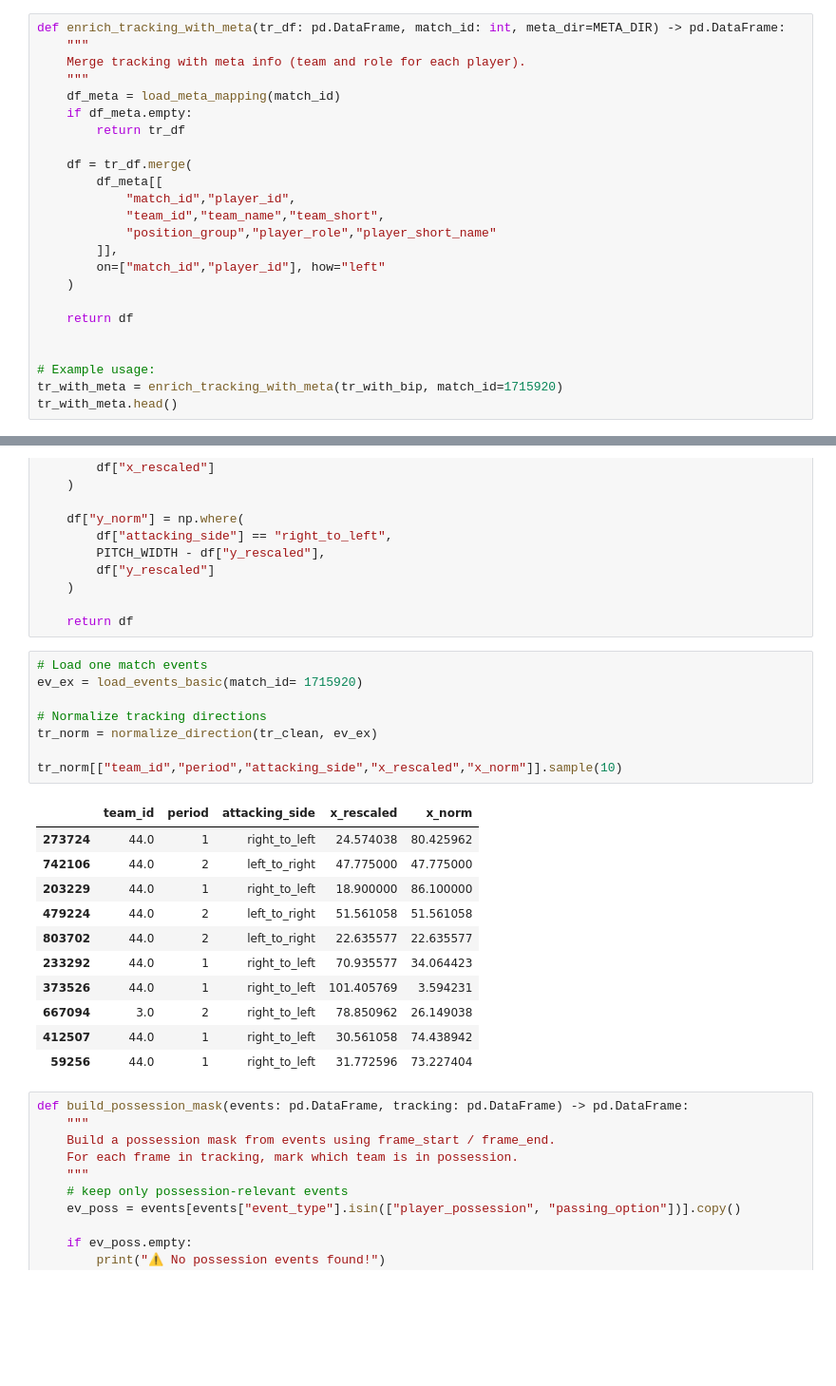
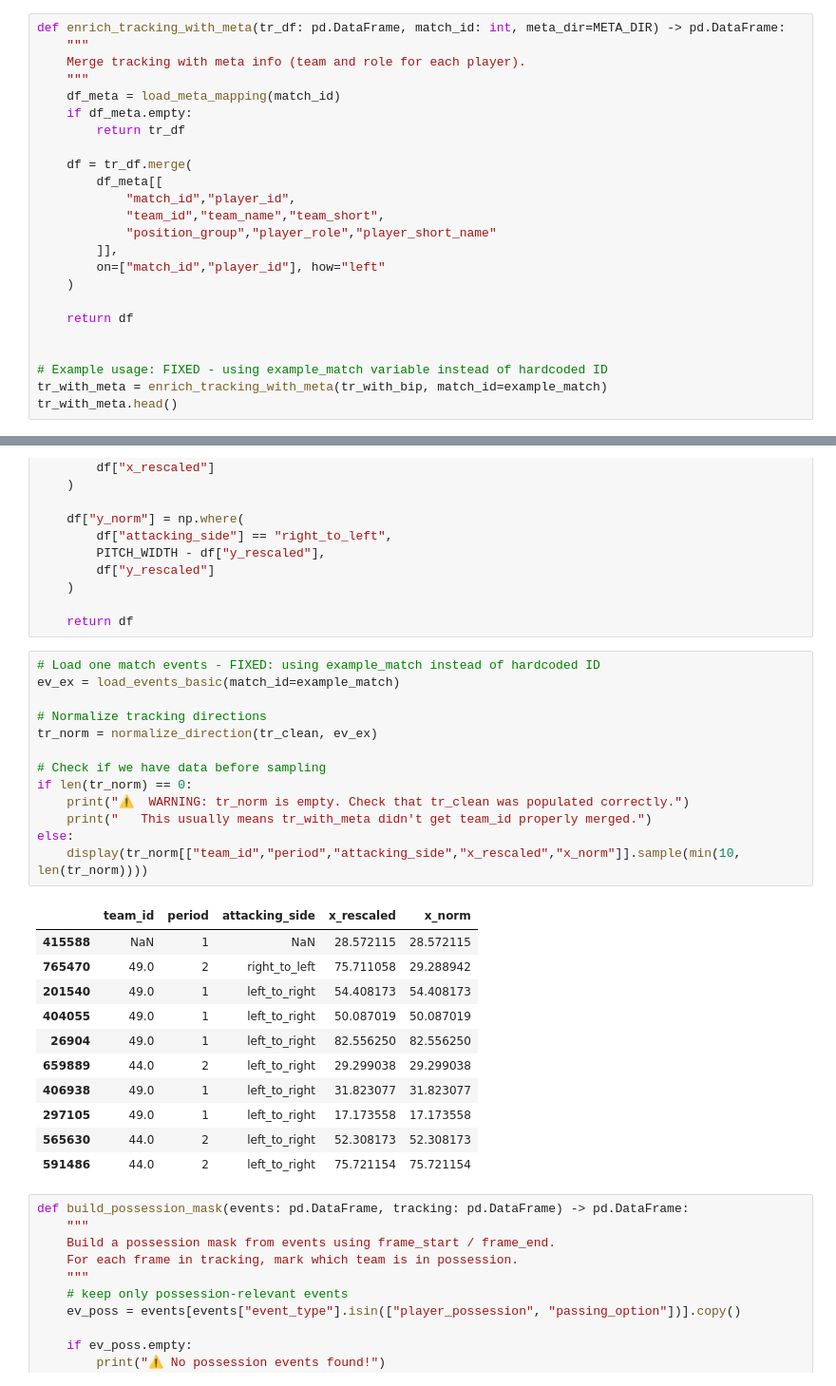
Before and after one commit to MartimRego/pass-decisions, a Jupyter notebook: Module_2/playing_styles_analysis.ipynb, the cells around one changed output, grey strips where cells are left out. Shown at 95% size. Drawn from its saved outputs; the diff is of its cells as text; blank space fills up the shorter version.

```diff
--- a/Module_2/playing_styles_analysis.ipynb
+++ b/Module_2/playing_styles_analysis.ipynb
@@ -769,8 +761,8 @@ def enrich_tracking_with_meta(tr_df: pd.DataFrame, match_id: int, meta_dir=META_
     return df
 
 
-# Example usage:
-tr_with_meta = enrich_tracking_with_meta(tr_with_bip, match_id=1715920)
+# Example usage: FIXED - using example_match variable instead of hardcoded ID
+tr_with_meta = enrich_tracking_with_meta(tr_with_bip, match_id=example_match)
 tr_with_meta.head()
 # %% [output]
 |  | match_id | time | frame | period | player_id | is_detected | is_ball | x | y | x_rescaled | ... |
@@ -876,25 +868,30 @@ def normalize_direction(tr_df: pd.DataFrame, ev_df: pd.DataFrame) -> pd.DataFram
 
     return df
 # %%
-# Load one match events
-ev_ex = load_events_basic(match_id= 1715920)
+# Load one match events - FIXED: using example_match instead of hardcoded ID
+ev_ex = load_events_basic(match_id=example_match)
 
 # Normalize tracking directions
 tr_norm = normalize_direction(tr_clean, ev_ex)
 
-tr_norm[["team_id","period","attacking_side","x_rescaled","x_norm"]].sample(10)
+# Check if we have data before sampling
+if len(tr_norm) == 0:
+    print("⚠️  WARNING: tr_norm is empty. Check that tr_clean was populated correctly.")
+    print("   This usually means tr_with_meta didn't get team_id properly merged.")
+else:
+    display(tr_norm[["team_id","period","attacking_side","x_rescaled","x_norm"]].sample(min(10, len(tr_norm))))
 # %% [output]
 |  | team_id | period | attacking_side | x_rescaled | x_norm |
-| 273724 | 44.0 | 1 | right_to_left | 24.574038 | 80.425962 |
-| 742106 | 44.0 | 2 | left_to_right | 47.775000 | 47.775000 |
-| 203229 | 44.0 | 1 | right_to_left | 18.900000 | 86.100000 |
-| 479224 | 44.0 | 2 | left_to_right | 51.561058 | 51.561058 |
-| 803702 | 44.0 | 2 | left_to_right | 22.635577 | 22.635577 |
-| 233292 | 44.0 | 1 | right_to_left | 70.935577 | 34.064423 |
-| 373526 | 44.0 | 1 | right_to_left | 101.405769 | 3.594231 |
-| 667094 | 3.0 | 2 | right_to_left | 78.850962 | 26.149038 |
-| 412507 | 44.0 | 1 | right_to_left | 30.561058 | 74.438942 |
-| 59256 | 44.0 | 1 | right_to_left | 31.772596 | 73.227404 |
+| 415588 | NaN | 1 | NaN | 28.572115 | 28.572115 |
+| 765470 | 49.0 | 2 | right_to_left | 75.711058 | 29.288942 |
+| 201540 | 49.0 | 1 | left_to_right | 54.408173 | 54.408173 |
+| 404055 | 49.0 | 1 | left_to_right | 50.087019 | 50.087019 |
+| 26904 | 49.0 | 1 | left_to_right | 82.556250 | 82.556250 |
+| 659889 | 44.0 | 2 | left_to_right | 29.299038 | 29.299038 |
+| 406938 | 49.0 | 1 | left_to_right | 31.823077 | 31.823077 |
+| 297105 | 49.0 | 1 | left_to_right | 17.173558 | 17.173558 |
+| 565630 | 44.0 | 2 | left_to_right | 52.308173 | 52.308173 |
+| 591486 | 44.0 | 2 | left_to_right | 75.721154 | 75.721154 |
 # %%
 def build_possession_mask(events: pd.DataFrame, tracking: pd.DataFrame) -> pd.DataFrame:
     """
```
Also changed, not shown: parts of 33 cells of this notebook, 9 other files.
